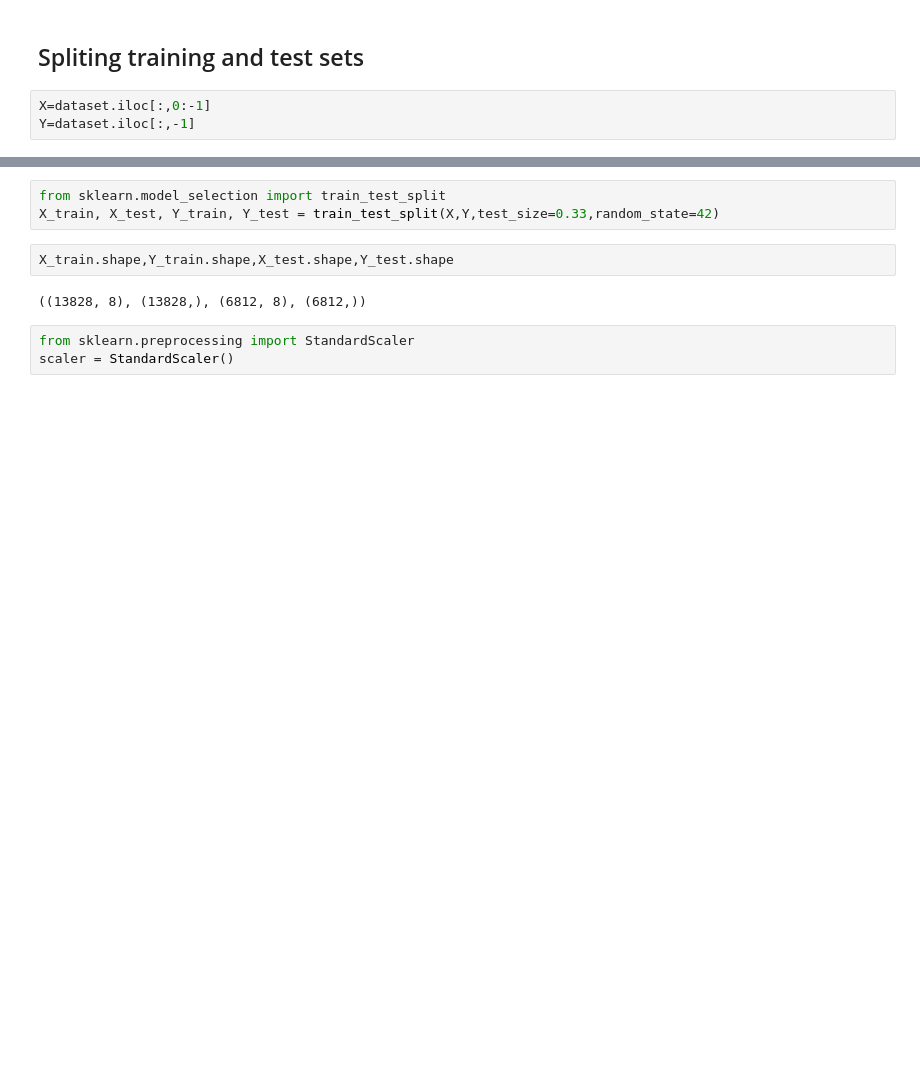
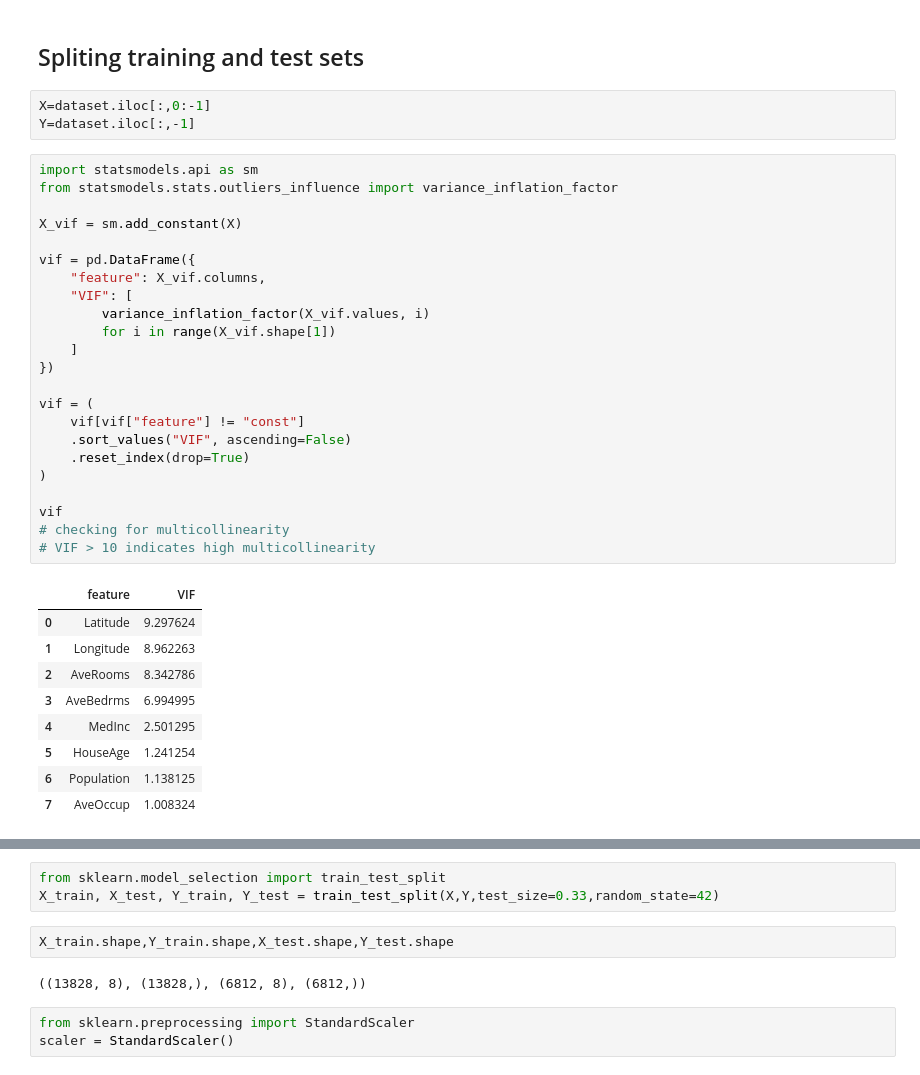
Before and after one commit to iamanshu1804/Basic-Linear-Regression, a Jupyter notebook: Multiple_Linear_Regression.ipynb, the cells around one changed output, grey strips where cells are left out. Cells and saved outputs as stored; diff of their text form; blank space fills up the shorter version.

Commit message:
multicolinearity check

```diff
--- a/Multiple_Linear_Regression.ipynb
+++ b/Multiple_Linear_Regression.ipynb
@@ -154,3 +133,36 @@ vif.sort_values("VIF", ascending=False)
 # %%
 X=dataset.iloc[:,0:-1]
 Y=dataset.iloc[:,-1]
+# %%
+import statsmodels.api as sm
+from statsmodels.stats.outliers_influence import variance_inflation_factor
+
+X_vif = sm.add_constant(X)
+
+vif = pd.DataFrame({
+    "feature": X_vif.columns,
+    "VIF": [
+        variance_inflation_factor(X_vif.values, i)
+        for i in range(X_vif.shape[1])
+    ]
+})
+
+vif = (
+    vif[vif["feature"] != "const"]
+    .sort_values("VIF", ascending=False)
+    .reset_index(drop=True)
+)
+
+vif
+# checking for multicollinearity
+# VIF > 10 indicates high multicollinearity
+# %% [output]
+|  | feature | VIF |
+| 0 | Latitude | 9.297624 |
+| 1 | Longitude | 8.962263 |
+| 2 | AveRooms | 8.342786 |
+| 3 | AveBedrms | 6.994995 |
+| 4 | MedInc | 2.501295 |
+| 5 | HouseAge | 1.241254 |
+| 6 | Population | 1.138125 |
+| 7 | AveOccup | 1.008324 |
```
Also changed, not shown: parts of 2 cells of this notebook.
